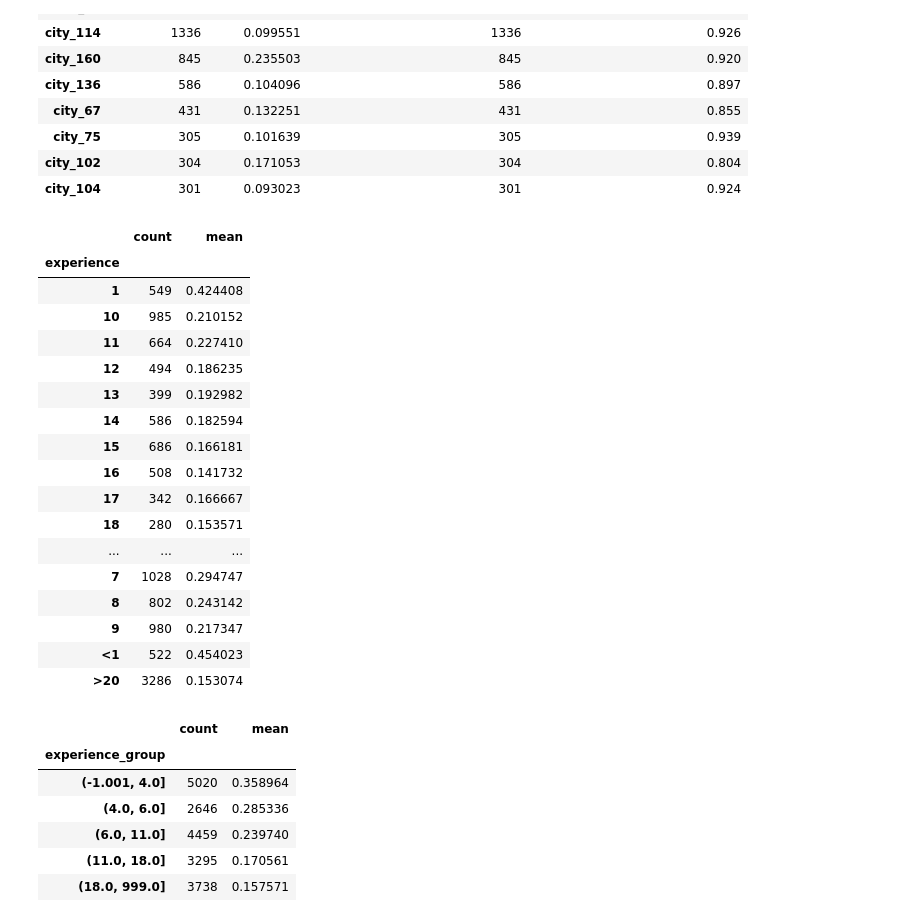
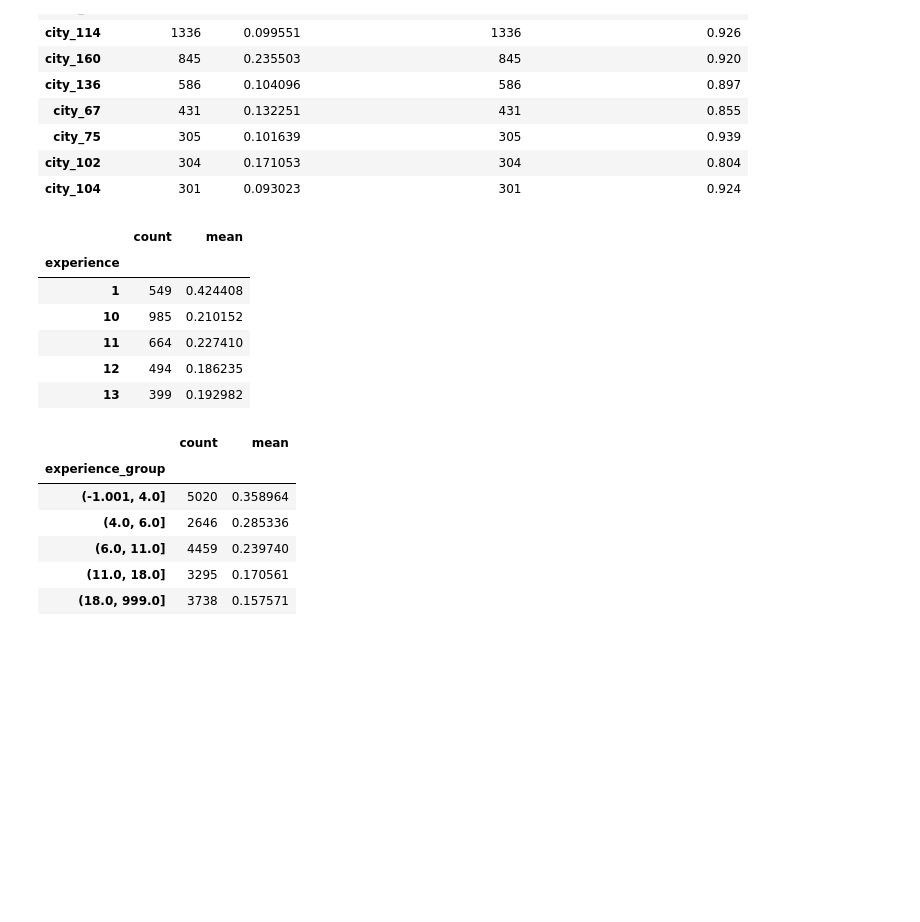
Before and after one commit to maxfil333/shared, a Jupyter notebook: pandas_notes.ipynb, the cells around one changed output. Drawn from its saved outputs; the diff is of its cells as text; code cells hidden in the pictures; blank space fills up the shorter version.

```diff
--- a/pandas_notes.ipynb
+++ b/pandas_notes.ipynb
@@ -1,7 +1,7 @@
 # %%
 import pandas as pd
 # %%
-df = pd.read_csv('aug_train.csv')
+df = pd.read_csv('datasets/aug_train.csv')
 # %%
 df.head(5)
 # %% [output]
@@ -909,26 +940,15 @@ t.sort_values('target_count', ascending=False).head(10) # внимание на
 | city_102 | 304 | 0.171053 | 304 | 0.804 |
 | city_104 | 301 | 0.093023 | 301 | 0.924 |
 # %%
-df.groupby('experience')['target'].agg(['count', 'mean'])
+df.groupby('experience')['target'].agg(['count', 'mean']).head()
 # %% [output]
 |  | count | mean |
 | experience |  |  |
 | 1 | 549 | 0.424408 |
 | 10 | 985 | 0.210152 |
 | 11 | 664 | 0.227410 |
 | 12 | 494 | 0.186235 |
 | 13 | 399 | 0.192982 |
-| 14 | 586 | 0.182594 |
-| 15 | 686 | 0.166181 |
-| 16 | 508 | 0.141732 |
-| 17 | 342 | 0.166667 |
-| 18 | 280 | 0.153571 |
-| ... | ... | ... |
-| 7 | 1028 | 0.294747 |
-| 8 | 802 | 0.243142 |
-| 9 | 980 | 0.217347 |
-| <1 | 522 | 0.454023 |
-| >20 | 3286 | 0.153074 |
 # %%
 # заменяем пропуски на -1 строки на инты
 df['experience_int'] = df['experience'].replace('<1', '0').replace('>20', '999').fillna(-1).astype(int)
```
Also changed, not shown: parts of 32 cells of this notebook, 2 other files.
